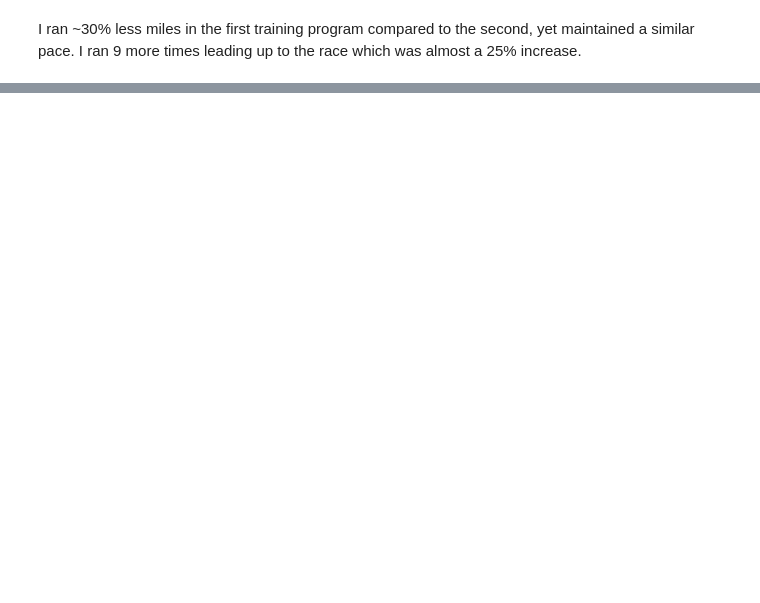
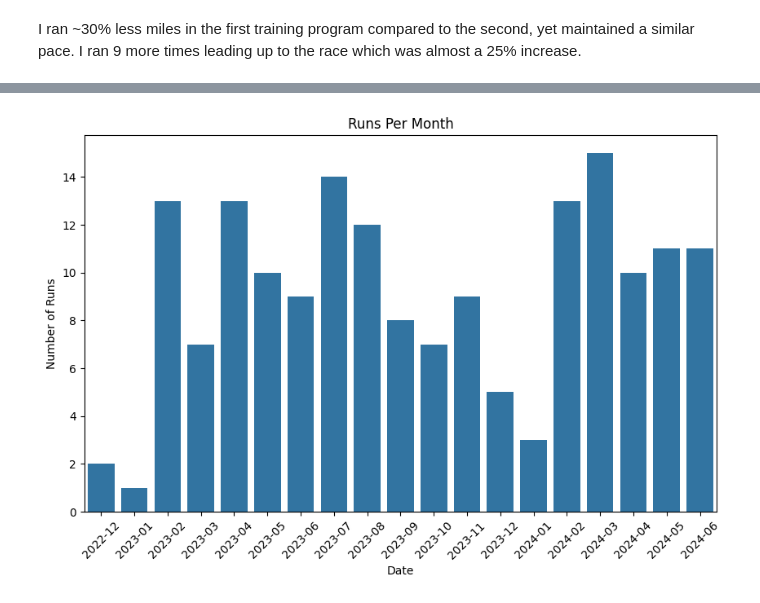
Before and after one commit to CodyT21/running_data, a Jupyter notebook: eda.ipynb, the cells around one changed output, grey strips where cells are left out. Cells and saved outputs as stored; diff of their text form; code cells hidden in the pictures; blank space fills up the shorter version.

```diff
--- a/eda.ipynb
+++ b/eda.ipynb
@@ -82,0 +171,11 @@ I ran ~30% less miles in the first training program compared to the second, yet
+# %%
+plt.figure(figsize=(10,6))
+ax = sns.barplot(x=runs_by_month['month_year'].astype(str), y=runs_by_month['number_of_runs'])
+ax.set_title('Runs Per Month')
+ax.set_xlabel('Date')
+ax.set_ylabel('Number of Runs')
+ax.set_xticklabels(labels=ax.get_xticklabels(), rotation=45)
+
+plt.show()
+# %% [output]
+[figure, added]
```
Also changed, not shown: parts of 21 cells of this notebook, 1 other file.
